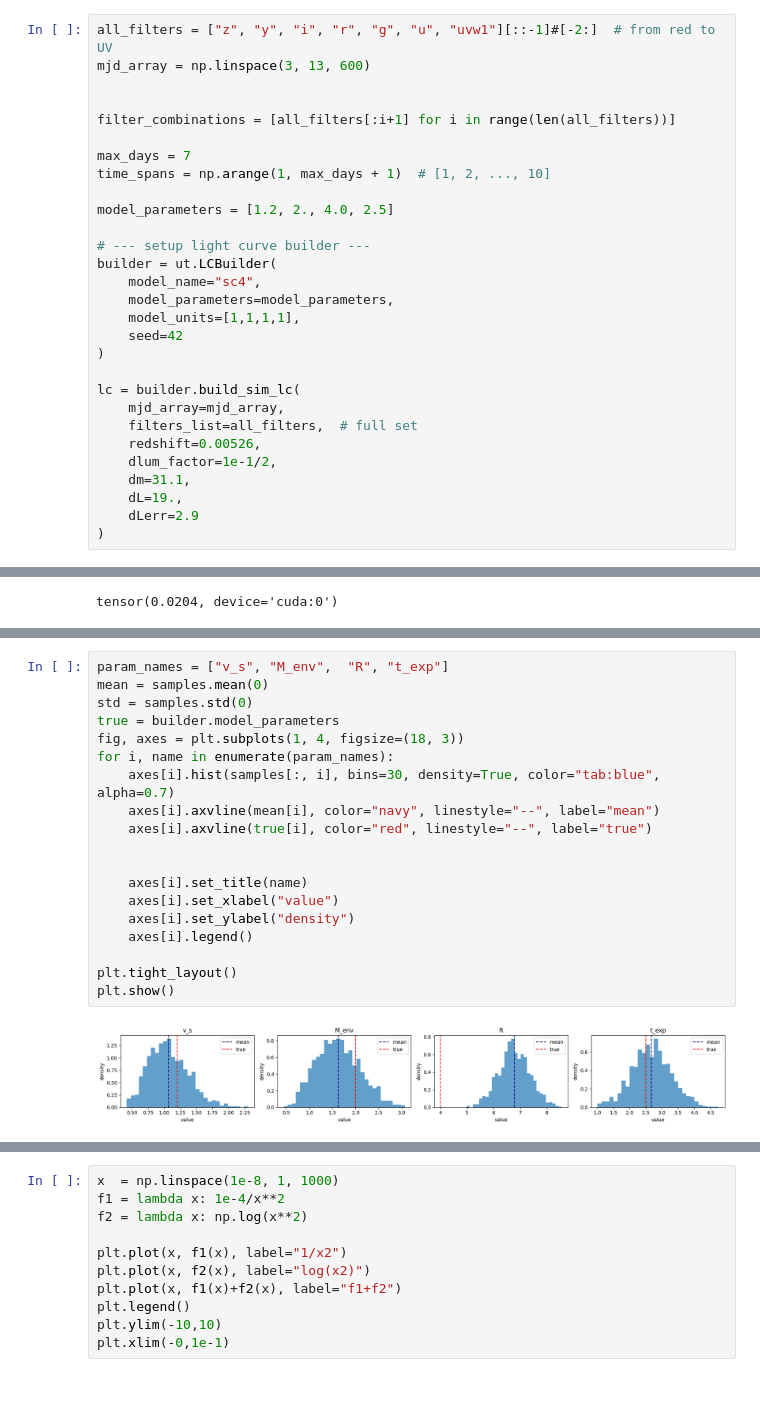
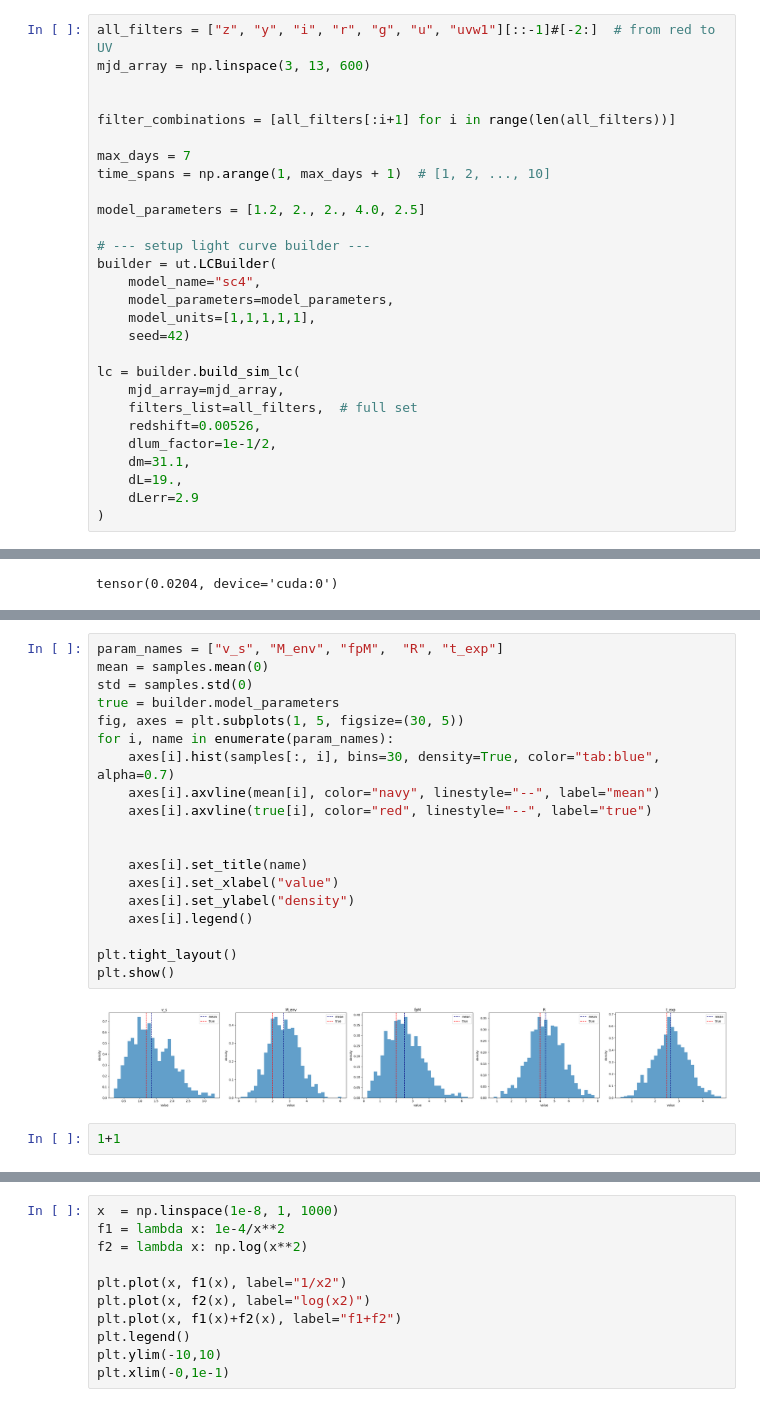
Before and after one commit to gsmteixeira/pilca, a Jupyter notebook: notebooks/05_testing_early_stop_and_no_relu_loss.ipynb, the cells around one changed output, grey strips where cells are left out. Drawn from its saved outputs; the diff is of its cells as text.

```diff
--- a/notebooks/05_testing_early_stop_and_no_relu_loss.ipynb
+++ b/notebooks/05_testing_early_stop_and_no_relu_loss.ipynb
@@ -33,15 +34,14 @@ filter_combinations = [all_filters[:i+1] for i in range(len(all_filters))]
 max_days = 7
 time_spans = np.arange(1, max_days + 1)  # [1, 2, ..., 10]
 
-model_parameters = [1.2, 2., 4.0, 2.5]
+model_parameters = [1.2, 2., 2., 4.0, 2.5]
 
 # --- setup light curve builder ---
 builder = ut.LCBuilder(
     model_name="sc4",
     model_parameters=model_parameters,
-    model_units=[1,1,1,1],
-    seed=42
-)
+    model_units=[1,1,1,1,1],
+    seed=42)
 
 lc = builder.build_sim_lc(
     mjd_array=mjd_array,
@@ -136,21 +137,23 @@ print(samples.shape)
 # %%
-param_names = ["v_s", "M_env",  "R", "t_exp"]
+param_names = ["v_s", "M_env", "fpM",  "R", "t_exp"]
 mean = samples.mean(0)
 std = samples.std(0)
 true = builder.model_parameters
-fig, axes = plt.subplots(1, 4, figsize=(18, 3))
+fig, axes = plt.subplots(1, 5, figsize=(30, 5))
 for i, name in enumerate(param_names):
     axes[i].hist(samples[:, i], bins=30, density=True, color="tab:blue", alpha=0.7)
     axes[i].axvline(mean[i], color="navy", linestyle="--", label="mean")
     axes[i].axvline(true[i], color="red", linestyle="--", label="true")
 
 
     axes[i].set_title(name)
     axes[i].set_xlabel("value")
     axes[i].set_ylabel("density")
     axes[i].legend()
 
 plt.tight_layout()
 plt.show()
 # %% [output]
-[figure, old version]
+[figure, new version]
+# %%
+1+1
```
Also changed, not shown: parts of 4 cells of this notebook, 6 other files.
